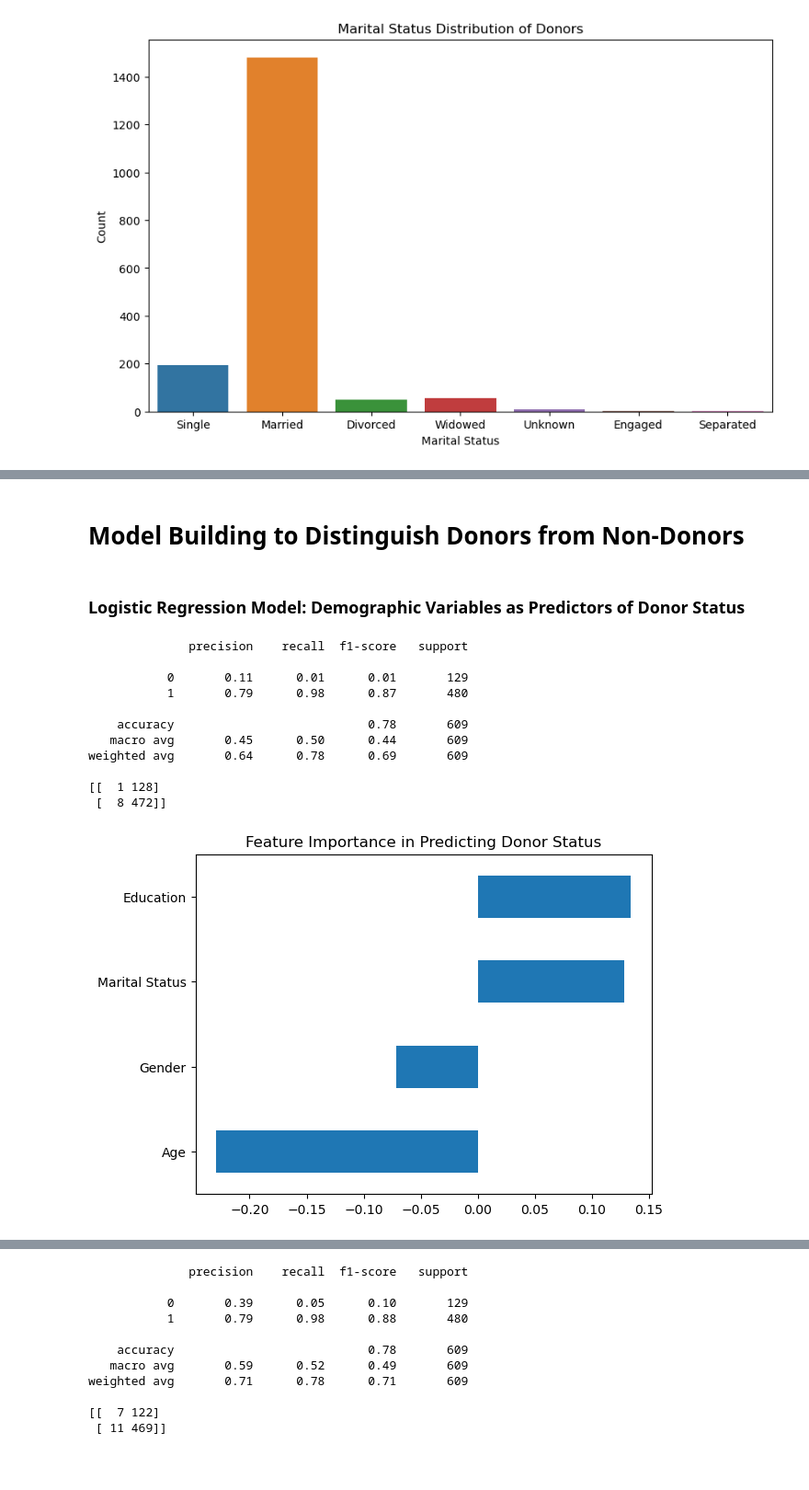
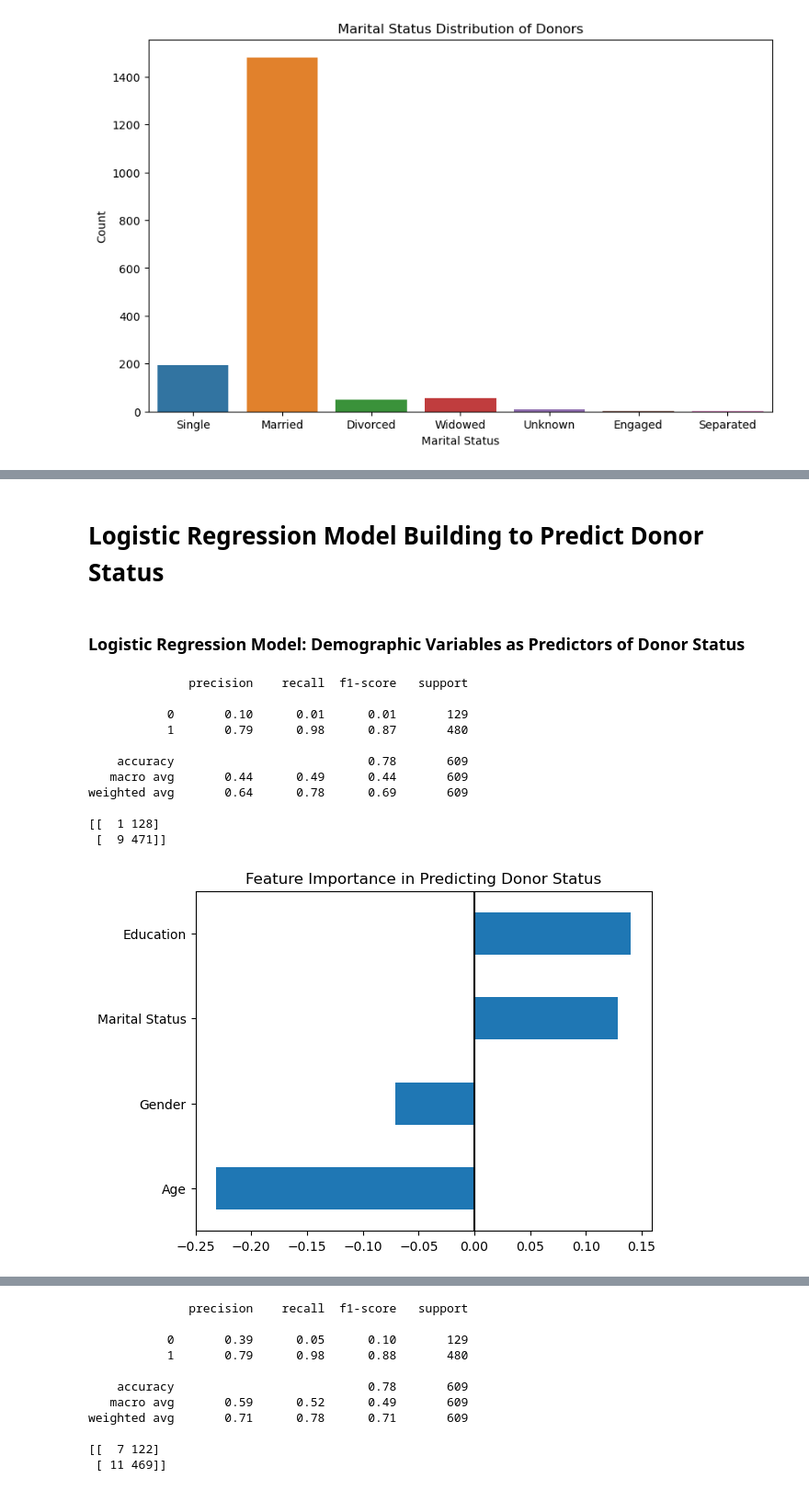
Before and after one commit to pandarik/Predict-Donor-Behavior, a Jupyter notebook: Caleb/DonorAttributes.ipynb, the cells around one changed output, grey strips where cells are left out. Shown: that part at 92% size. Cells and saved outputs as stored; diff of their text form; code cells hidden in the pictures; blank space fills up the shorter version.

```diff
--- a/Caleb/DonorAttributes.ipynb
+++ b/Caleb/DonorAttributes.ipynb
@@ -81,0 +98,15 @@ Name: Age_FirstDonation, dtype: float64
+# %%
+# Extract the last 4 digits as graduation year
+data['graduation_year'] = data['Education'].str.extract(r'(\d{4})').fillna('0000')
+
+# Convert 'graduation_year' to numeric (optional, if needed for further analysis)
+data['graduation_year'] = pd.to_numeric(data['graduation_year'], errors='coerce', downcast='integer')
+
+# For missing years (NaNs after conversion), fill with 0 or '0000'
+data['graduation_year'] = data['graduation_year'].fillna(0).astype(int)
+
+# Remove the last 4 digits (year) from the 'Education' column
+data['Education'] = data['Education'].str.replace(r',\d{4}$', '', regex=True)
+
+# Check the result
+print(data[['Education', 'graduation_year']].head())
@@ -186,0 +223,11 @@ data = pd.get_dummies(data, columns=['Constituent type'], drop_first=True)
+# %%
+# Extract the last 4 digits as graduation year
+data['first_gift_year'] = pd.DatetimeIndex(data['First gift date']).year
+
+# Convert 'first_gift_year' to numeric (optional, if needed for further analysis)
+data['first_gift_year'] = pd.to_numeric(data['first_gift_year'], errors='coerce', downcast='integer')
+
+# Create variable to describe time since graduation at first donation
+data['years_post_grad_donation'] = data['first_gift_year'] - data['graduation_year']
+data['years_post_grad_donation'] = data['years_post_grad_donation'].loc[(data['years_post_grad_donation'] >= 0) & (data['years_post_grad_donation'] <= 100)]
+data['years_post_grad_donation'].describe()
@@ -292,58 +358,60 @@ plt.show()
 # %% [markdown]
-# Model Building to Distinguish Donors from Non-Donors
+# Logistic Regression Model Building to Predict Donor Status
 # %%
 # Creating donorYN variable
-data['DonorYN'] = 0
-data.loc[data['Lifetime giving'] > 0, 'DonorYN'] = 1
+data2 = data
+data2['DonorYN'] = 0
+data2.loc[data2['Lifetime giving'] > 0, 'DonorYN'] = 1
 # %% [markdown]
 ### Logistic Regression Model: Demographic Variables as Predictors of Donor Status
 # %%
 # Convert categorical variables to dummy variables
-#df = pd.get_dummies(data, columns=['Gender', 'Marital status'], drop_first=True)
+#df = pd.get_dummies(data2, columns=['Gender', 'Marital status'], drop_first=True)
 
-data['Gender2'] = LabelEncoder().fit_transform(data['Gender'])
-data['Marital status2'] = LabelEncoder().fit_transform(data['Marital status'])
+data2['Gender2'] = LabelEncoder().fit_transform(data2['Gender'])
+data2['Marital status2'] = LabelEncoder().fit_transform(data2['Marital status'])
 
 # Define features and target
 features = ['Age', 'Gender2', 'Marital status2', 'Education']
-X = data[features]
-y = data['DonorYN']  # Using the Donor column as the target
+X = data2[features]
+y = data2['DonorYN']  # Using the Donor column as the target
 
-# Split the data into training and testing sets
+# Split the data2 into training and testing sets
 X_train, X_test, y_train, y_test = train_test_split(X, y, test_size=0.2, random_state=42)
 
 # Standardization
 scaler = StandardScaler()
 X_train = scaler.fit_transform(X_train)
 X_test = scaler.transform(X_test)
 
 # Logistic Regression Model
 model = LogisticRegression()
 model.fit(X_train, y_train)
 
 # Evaluation
 y_pred = model.predict_proba(X_test)[:,1]>.65
 print(classification_report(y_test, y_pred))
 print(confusion_matrix(y_test, y_pred))
 
 # Feature Importance
 importance = pd.Series(model.coef_[0], index=features)
 fig = importance.plot(kind='barh')
 plt.title("Feature Importance in Predicting Donor Status")
 labels = ('Age','Gender','Marital Status','Education')
 fig.set_yticklabels(labels)
+plt.axvline(.0, color="black", label="cutoff")
 plt.show()
 # %% [output]
               precision    recall  f1-score   support
 
-           0       0.11      0.01      0.01       129
+           0       0.10      0.01      0.01       129
            1       0.79      0.98      0.87       480
 
     accuracy                           0.78       609
-   macro avg       0.45      0.50      0.44       609
+   macro avg       0.44      0.49      0.44       609
 weighted avg       0.64      0.78      0.69       609
 
 [[  1 128]
- [  8 472]]
+ [  9 471]]
-[figure, old version]
+[figure, new version]
 # %% [markdown]
```
Also changed, not shown: parts of 25 cells of this notebook.
